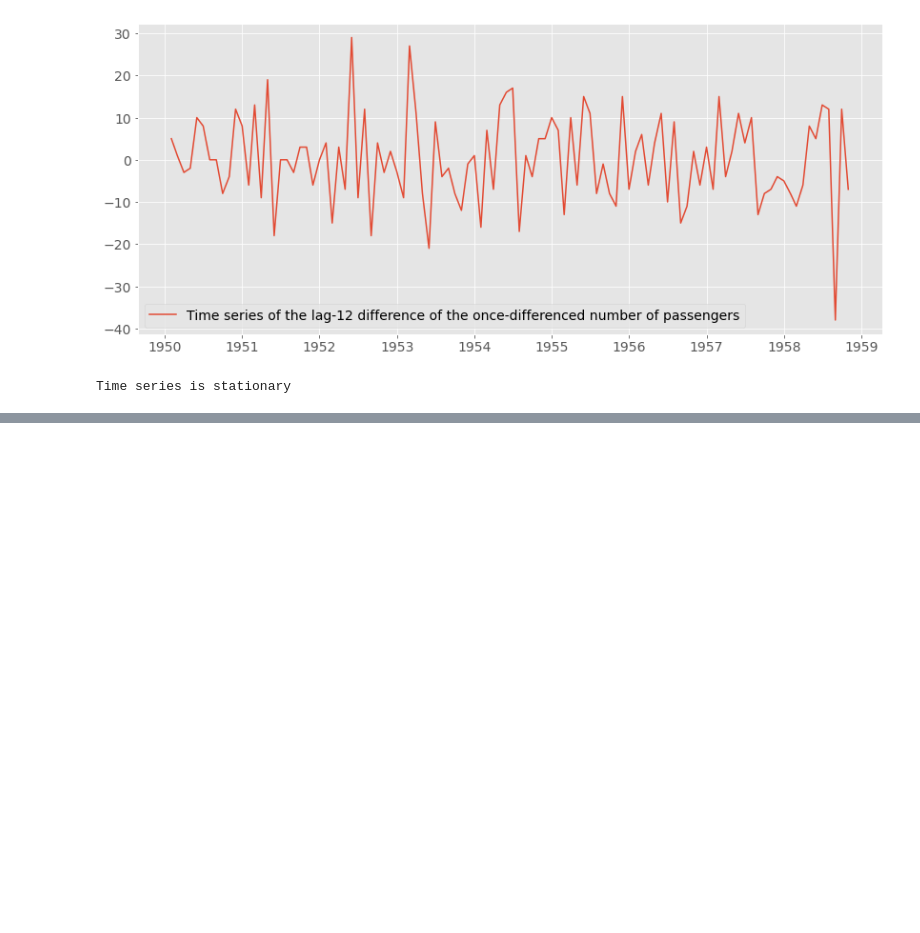
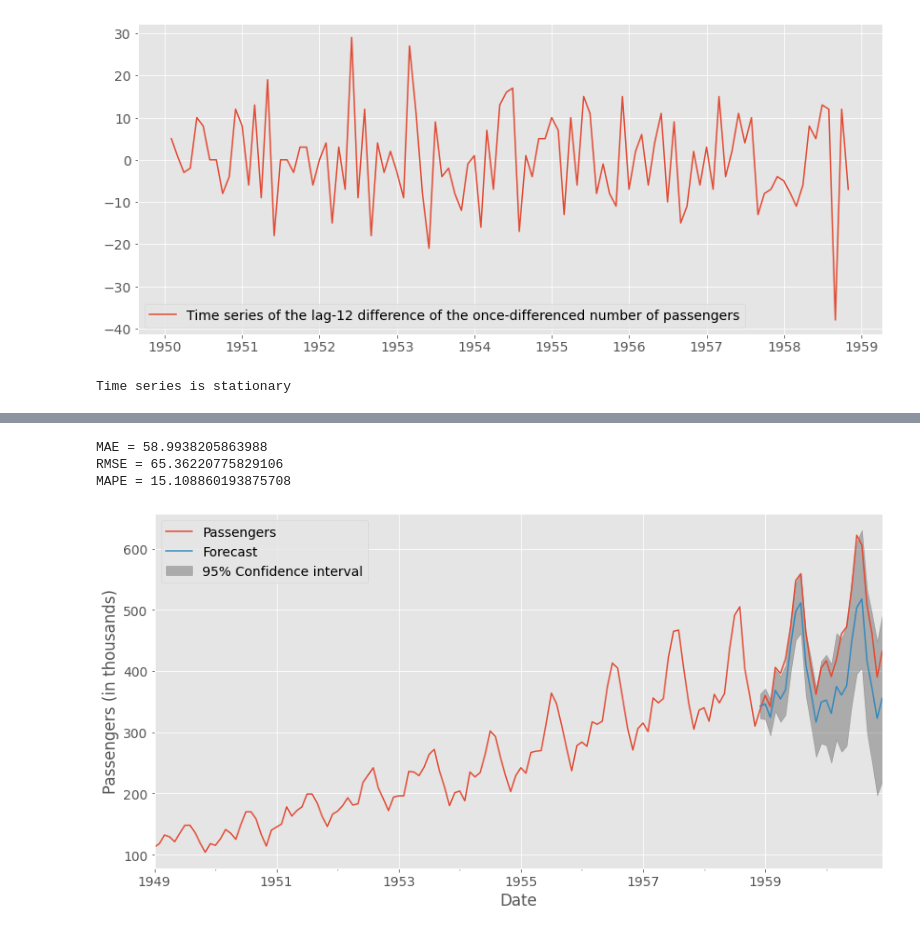
Before and after one commit to ashrafalaghbari/RetailSensei, a Jupyter notebook: Univariate_TS_modeling.ipynb, the cells around one changed output, grey strips where cells are left out. Saved outputs shown, nothing was run; the diff lists cells and outputs as text; code cells hidden in the pictures; blank space fills up the shorter version.

```diff
--- a/Univariate_TS_modeling.ipynb
+++ b/Univariate_TS_modeling.ipynb
@@ -470,0 +494,26 @@ forecast_values = results.forecast(steps=len(test))
+# %%
+#Evaluation metrics
+print(f"MAE = {mean_absolute_error(forecast_values.values , test.squeeze().values)}")
+print(f"RMSE = {np.sqrt(mean_squared_error(forecast_values.values , test.squeeze().values))}")
+print(f"MAPE = {mape(forecast_values.values , test.squeeze().values)}")
+# %% [output]
+MAE = 58.9938205863988
+RMSE = 65.36220775829106
+MAPE = 15.108860193875708
+# %%
+pred_uc = results.get_forecast(steps=len(test))
+pred_ci = pred_uc.conf_int()
+
+ax = df.plot(label='observed', figsize=(14, 7))
+
+pred_uc.predicted_mean.plot(ax=ax, label='Forecast')
+ax.fill_between(pred_ci.index,
+                pred_ci.iloc[:, 0],
+                pred_ci.iloc[:, 1], color='k', alpha=.25, label='95% Confidence interval')
+ax.set_xlabel('Date')
+ax.set_ylabel('Passengers (in thousands)')
+
+plt.legend(loc ='upper left')
+plt.show()
+# %% [output]
+[figure, added]
```
Also changed, not shown: parts of 20 cells of this notebook.
